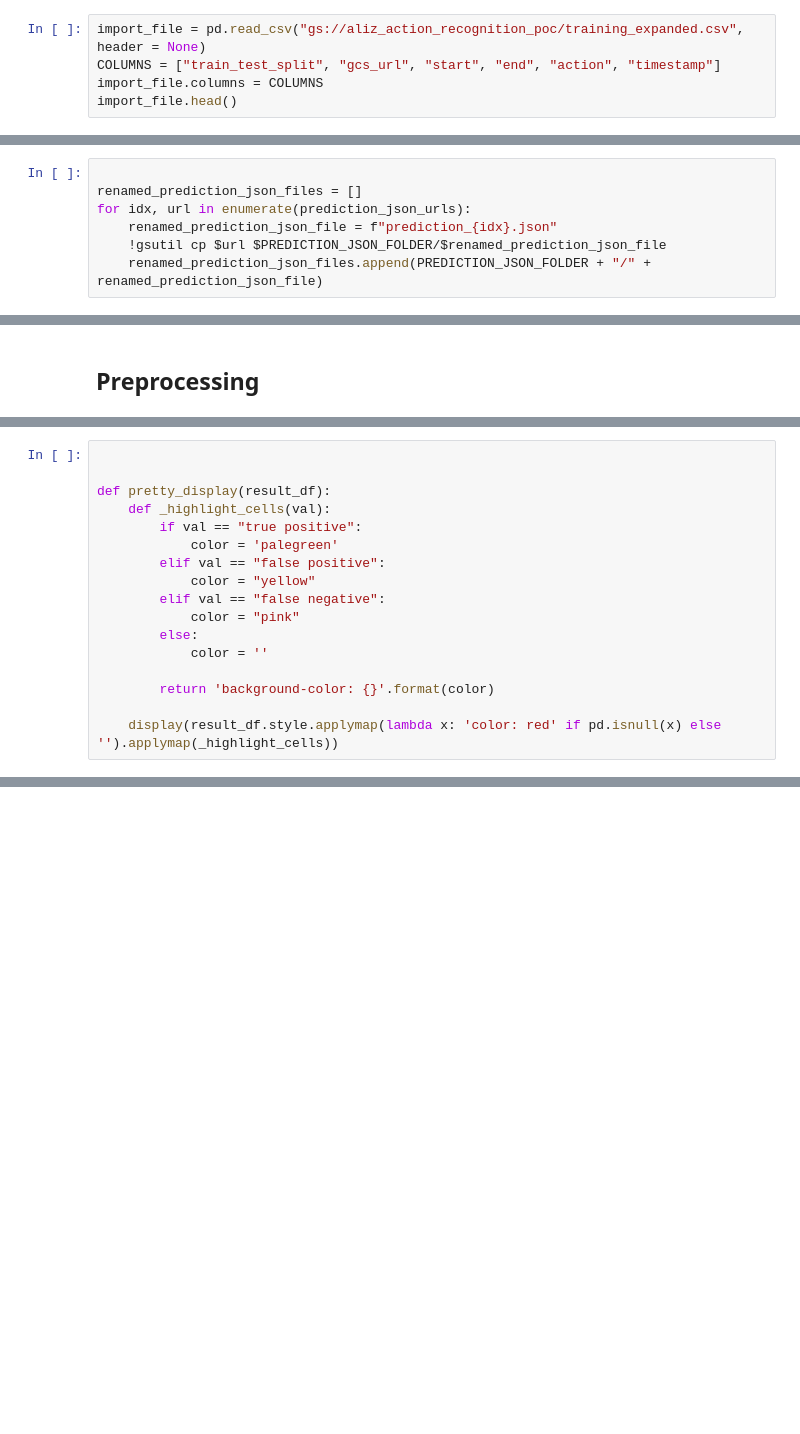
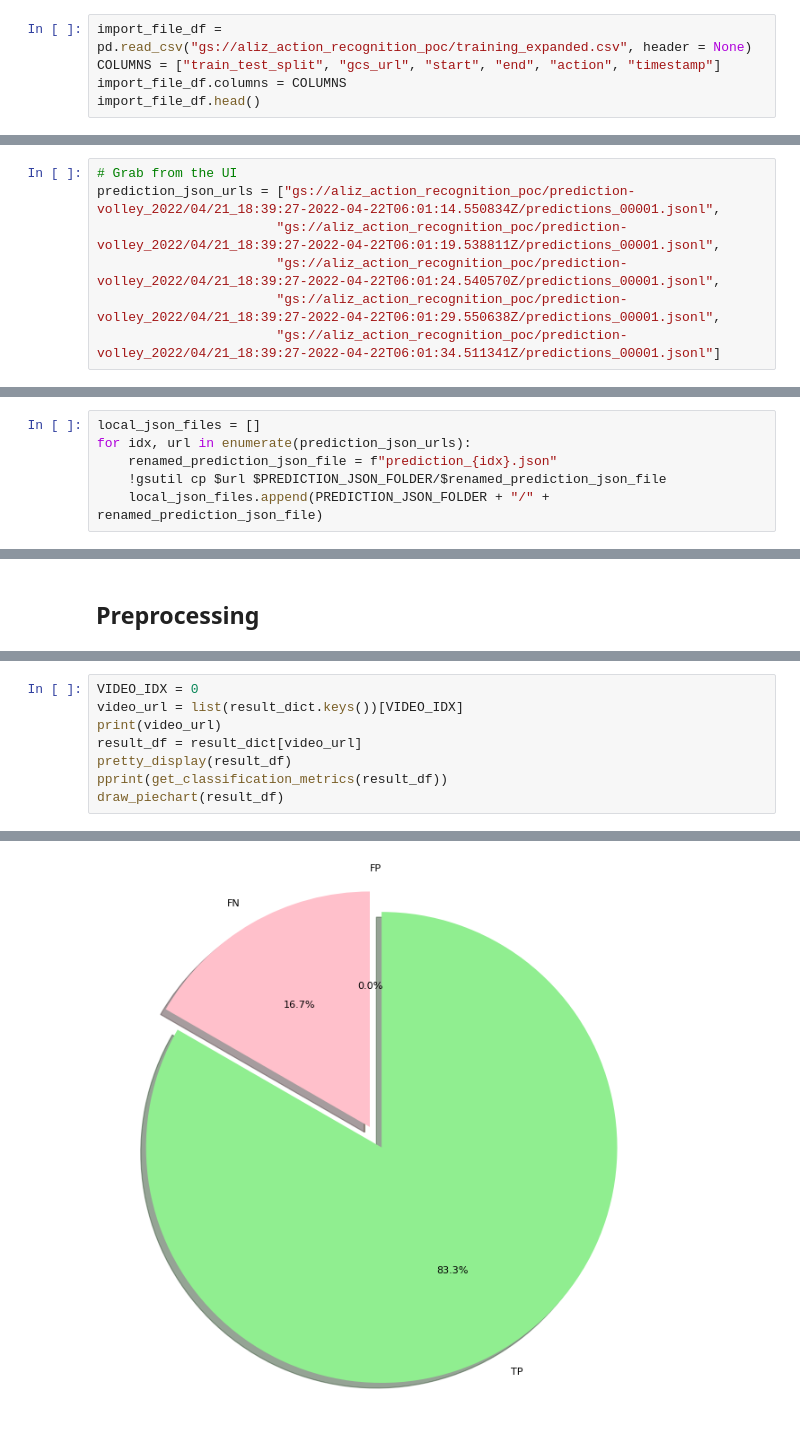
Before and after one commit to aliz-ai/aliz_google_video_poc-, a Jupyter notebook: B. Model evaluation.ipynb, the cells around one changed output, grey strips where cells are left out. Saved outputs shown, nothing was run; the diff lists cells and outputs as text; blank space fills up the shorter version.

```diff
--- a/B. Model evaluation.ipynb
+++ b/B. Model evaluation.ipynb
@@ -242,8 +204,8 @@ We grab some videos for testing from the import file that we used during trainin
 # %%
-import_file = pd.read_csv("gs://aliz_action_recognition_poc/training_expanded.csv", header = None)
+import_file_df = pd.read_csv("gs://aliz_action_recognition_poc/training_expanded.csv", header = None)
 COLUMNS = ["train_test_split", "gcs_url", "start", "end", "action", "timestamp"]
-import_file.columns = COLUMNS
-import_file.head()
+import_file_df.columns = COLUMNS
+import_file_df.head()
 # %% [output]
 |  | train_test_split | gcs_url | start | end | action | timestamp |
 | 0 | train | gs://aliz_action_recognition_poc/... | 0 | 1033 | serve | 365 |
@@ -496,0 +391,7 @@ prediction_json_urls = ["gs://aliz_action_recognition_poc/prediction-volley_2022
+# %%
+# Grab from the UI
+prediction_json_urls = ["gs://aliz_action_recognition_poc/prediction-volley_2022/04/21_18:39:27-2022-04-22T06:01:14.550834Z/predictions_00001.jsonl",
+                       "gs://aliz_action_recognition_poc/prediction-volley_2022/04/21_18:39:27-2022-04-22T06:01:19.538811Z/predictions_00001.jsonl",
+                       "gs://aliz_action_recognition_poc/prediction-volley_2022/04/21_18:39:27-2022-04-22T06:01:24.540570Z/predictions_00001.jsonl",
+                       "gs://aliz_action_recognition_poc/prediction-volley_2022/04/21_18:39:27-2022-04-22T06:01:29.550638Z/predictions_00001.jsonl",
+                       "gs://aliz_action_recognition_poc/prediction-volley_2022/04/21_18:39:27-2022-04-22T06:01:34.511341Z/predictions_00001.jsonl"]
@@ -503,8 +406,7 @@ E0421 20:04:24.660246691   14626 fork_posix.cc:70]           Fork support is onl
 # %%
-
-renamed_prediction_json_files = []
+local_json_files = []
 for idx, url in enumerate(prediction_json_urls):
     renamed_prediction_json_file = f"prediction_{idx}.json"
     !gsutil cp $url $PREDICTION_JSON_FOLDER/$renamed_prediction_json_file
-    renamed_prediction_json_files.append(PREDICTION_JSON_FOLDER + "/" + renamed_prediction_json_file)
+    local_json_files.append(PREDICTION_JSON_FOLDER + "/" + renamed_prediction_json_file)
 # %% [output]
@@ -656,17 +491,0 @@ def combine_true_pred_label(true_label_df,
-# %%
-
-
-def pretty_display(result_df):
-    def _highlight_cells(val):
-        if val == "true positive":
-            color = 'palegreen'
-        elif val == "false positive":
-            color = "yellow"
-        elif val == "false negative":
-            color = "pink"
-        else:
-            color = ''
-
-        return 'background-color: {}'.format(color)
-
-    display(result_df.style.applymap(lambda x: 'color: red' if pd.isnull(x) else '').applymap(_highlight_cells))
@@ -791,0 +496,9 @@ Operation completed over 1 objects/2.5 GiB.
+# %%
+VIDEO_IDX = 0
+video_url = list(result_dict.keys())[VIDEO_IDX]
+print(video_url)
+result_df = result_dict[video_url]
+pretty_display(result_df)
+pprint(get_classification_metrics(result_df))
+draw_piechart(result_df)
+# %% [output]
@@ -791,0 +526 @@ Operation completed over 1 objects/2.5 GiB.
+[figure, added]
```
Also changed, not shown: parts of 68 cells of this notebook, 2 other files.
